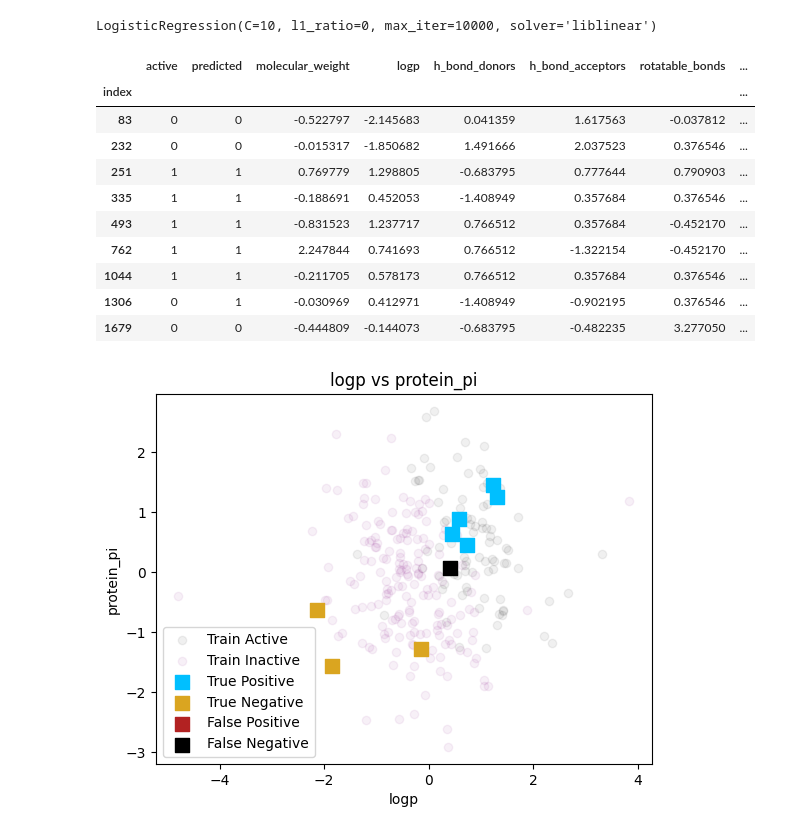
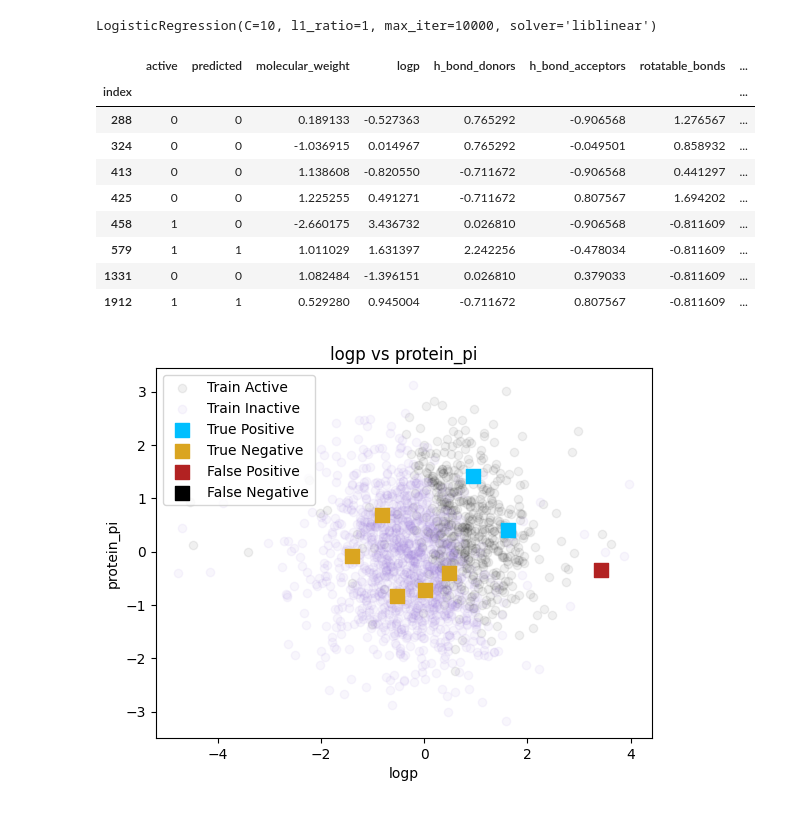
Before and after one commit to rhit-schwarr1/CSSEMA415-Project, a Jupyter notebook: src/Demo.ipynb, the cells around one changed output. Saved outputs shown, nothing was run; the diff lists cells and outputs as text; code cells hidden in the pictures.

Commit message:
picked out a new protein bc the rotatable bonds previously being out of the training set changed the prediction

```diff
--- a/src/Demo.ipynb
+++ b/src/Demo.ipynb
@@ -31,26 +31,25 @@ X_test_pid_170 = stnd.transform(X_test_pid_170)
 # %%
-l2 = LogisticRegression(l1_ratio=0, solver="liblinear", C=10, max_iter=10000)
+l2 = LogisticRegression(l1_ratio=1, solver="liblinear", C=10, max_iter=10000)
 l2.fit(X_train, y_train)
 # %% [output]
-LogisticRegression(C=10, l1_ratio=0, max_iter=10000, solver='liblinear')
+LogisticRegression(C=10, l1_ratio=1, max_iter=10000, solver='liblinear')
 # %%
-y_pred_pid_170 = l2.predict(X_test_pid_170)
+y_pred_pid_288 = l2.predict(X_test_pid_288)
 # %%
-results_pid_170 = pd.concat([y_test_pid_170.reset_index(), pd.Series(y_pred_pid_170, name="predicted"), X_test_pid_170.reset_index(drop=True)], axis=1).set_index("index")
+results_pid_288 = pd.concat([y_test_pid_288.reset_index(), pd.Series(y_pred_pid_288, name="predicted"), X_test_pid_288.reset_index(drop=True)], axis=1).set_index("index")
 # %%
-results_pid_170
+results_pid_288
 # %% [output]
 |  | active | predicted | molecular_weight | logp | h_bond_donors | h_bond_acceptors | rotatable_bonds | ... |
 | index |  |  |  |  |  |  |  | ... |
-| 83 | 0 | 0 | -0.522797 | -2.145683 | 0.041359 | 1.617563 | -0.037812 | ... |
-| 232 | 0 | 0 | -0.015317 | -1.850682 | 1.491666 | 2.037523 | 0.376546 | ... |
-| 251 | 1 | 1 | 0.769779 | 1.298805 | -0.683795 | 0.777644 | 0.790903 | ... |
-| 335 | 1 | 1 | -0.188691 | 0.452053 | -1.408949 | 0.357684 | 0.376546 | ... |
-| 493 | 1 | 1 | -0.831523 | 1.237717 | 0.766512 | 0.357684 | -0.452170 | ... |
-| 762 | 1 | 1 | 2.247844 | 0.741693 | 0.766512 | -1.322154 | -0.452170 | ... |
-| 1044 | 1 | 1 | -0.211705 | 0.578173 | 0.766512 | 0.357684 | 0.376546 | ... |
-| 1306 | 0 | 1 | -0.030969 | 0.412971 | -1.408949 | -0.902195 | 0.376546 | ... |
-| 1679 | 0 | 0 | -0.444809 | -0.144073 | -0.683795 | -0.482235 | 3.277050 | ... |
+| 288 | 0 | 0 | 0.189133 | -0.527363 | 0.765292 | -0.906568 | 1.276567 | ... |
+| 324 | 0 | 0 | -1.036915 | 0.014967 | 0.765292 | -0.049501 | 0.858932 | ... |
+| 413 | 0 | 0 | 1.138608 | -0.820550 | -0.711672 | -0.906568 | 0.441297 | ... |
+| 425 | 0 | 0 | 1.225255 | 0.491271 | -0.711672 | 0.807567 | 1.694202 | ... |
+| 458 | 1 | 0 | -2.660175 | 3.436732 | 0.026810 | -0.906568 | -0.811609 | ... |
+| 579 | 1 | 1 | 1.011029 | 1.631397 | 2.242256 | -0.478034 | -0.811609 | ... |
+| 1331 | 0 | 0 | 1.082484 | -1.396151 | 0.026810 | 0.379033 | -0.811609 | ... |
+| 1912 | 1 | 1 | 0.529280 | 0.945004 | -0.711672 | 0.807567 | -0.811609 | ... |
 # %%
 def scatter_plot(results):
     feature1 = "logp"
@@ -70,7 +69,7 @@ def scatter_plot(results):
 
 
     plt.scatter(train_active[feature1], train_active[feature2], alpha=0.06, color = "black")
-    plt.scatter(train_inactive[feature1], train_inactive[feature2], alpha=0.06, color="purple")
+    plt.scatter(train_inactive[feature1], train_inactive[feature2], alpha=0.06, color="mediumpurple")
 
 
     plt.scatter(true_pos[feature1], true_pos[feature2], marker="s", s = 100, color="deepskyblue")
@@ -88,6 +87,6 @@ def scatter_plot(results):
 
     plt.show()
 # %%
-scatter_plot(results_pid_170)
+scatter_plot(results_pid_288)
 # %% [output]
-[figure, old version]
+[figure, new version]
```
Also changed, not shown: parts of 3 cells of this notebook.
